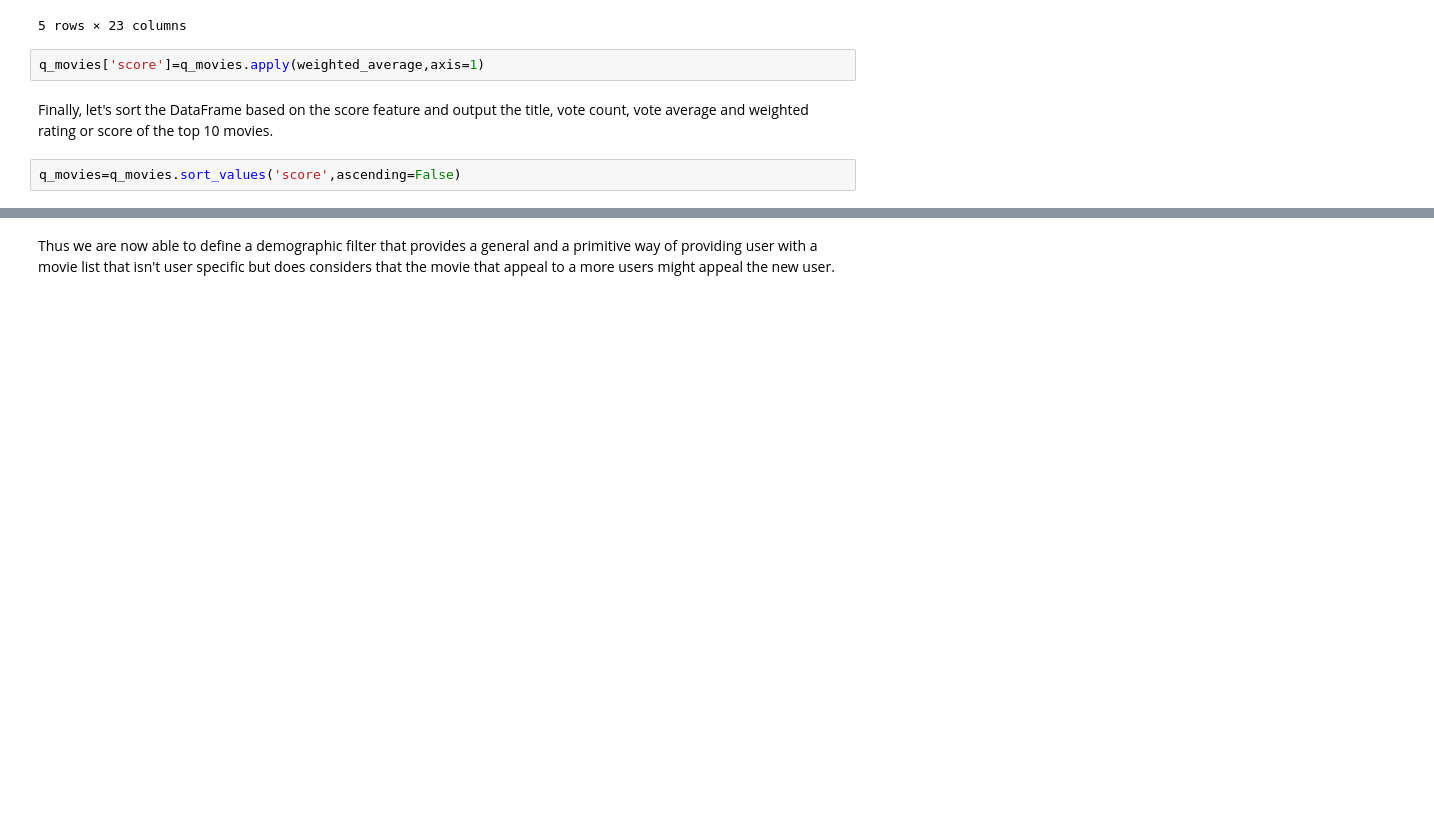
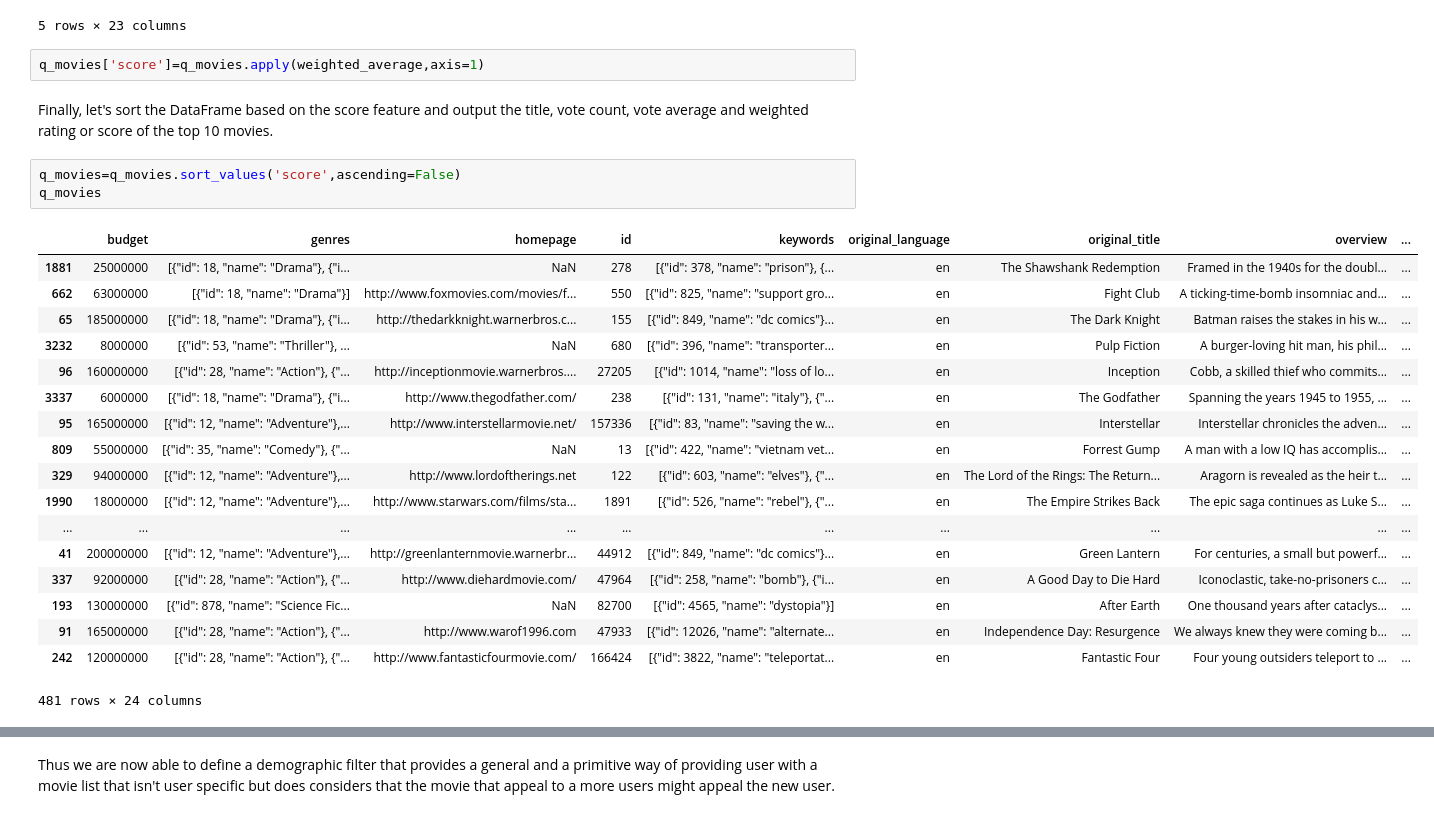
Before and after one commit to kulkarniparth/Recommendation-System, a Jupyter notebook: Recommendation Systems.ipynb, the cells around one changed output, grey strips where cells are left out. Cells and saved outputs as stored; diff of their text form; blank space fills up the shorter version.

Commit message:
standard commit 2

```diff
--- a/Recommendation Systems.ipynb
+++ b/Recommendation Systems.ipynb
@@ -143,4 +154,24 @@ q_movies['score']=q_movies.apply(weighted_average,axis=1)
 Finally, let's sort the DataFrame based on the score feature and output the title, vote count, vote average and weighted rating or score of the top 10 movies.
 # %%
 q_movies=q_movies.sort_values('score',ascending=False)
+q_movies
+# %% [output]
+|  | budget | genres | homepage | id | keywords | original_language | original_title | overview | ... |
+| 1881 | 25000000 | [{"id": 18, "name": "Drama"}, {"i... | NaN | 278 | [{"id": 378, "name": "prison"}, {... | en | The Shawshank Redemption | Framed in the 1940s for the doubl... | ... |
+| 662 | 63000000 | [{"id": 18, "name": "Drama"}] | http://www.foxmovies.com/movies/f... | 550 | [{"id": 825, "name": "support gro... | en | Fight Club | A ticking-time-bomb insomniac and... | ... |
+| 65 | 185000000 | [{"id": 18, "name": "Drama"}, {"i... | http://thedarkknight.warnerbros.c... | 155 | [{"id": 849, "name": "dc comics"}... | en | The Dark Knight | Batman raises the stakes in his w... | ... |
+| 3232 | 8000000 | [{"id": 53, "name": "Thriller"}, ... | NaN | 680 | [{"id": 396, "name": "transporter... | en | Pulp Fiction | A burger-loving hit man, his phil... | ... |
+| 96 | 160000000 | [{"id": 28, "name": "Action"}, {"... | http://inceptionmovie.warnerbros.... | 27205 | [{"id": 1014, "name": "loss of lo... | en | Inception | Cobb, a skilled thief who commits... | ... |
+| 3337 | 6000000 | [{"id": 18, "name": "Drama"}, {"i... | http://www.thegodfather.com/ | 238 | [{"id": 131, "name": "italy"}, {"... | en | The Godfather | Spanning the years 1945 to 1955, ... | ... |
+| 95 | 165000000 | [{"id": 12, "name": "Adventure"},... | http://www.interstellarmovie.net/ | 157336 | [{"id": 83, "name": "saving the w... | en | Interstellar | Interstellar chronicles the adven... | ... |
+| 809 | 55000000 | [{"id": 35, "name": "Comedy"}, {"... | NaN | 13 | [{"id": 422, "name": "vietnam vet... | en | Forrest Gump | A man with a low IQ has accomplis... | ... |
+| 329 | 94000000 | [{"id": 12, "name": "Adventure"},... | http://www.lordoftherings.net | 122 | [{"id": 603, "name": "elves"}, {"... | en | The Lord of the Rings: The Return... | Aragorn is revealed as the heir t... | ... |
+| 1990 | 18000000 | [{"id": 12, "name": "Adventure"},... | http://www.starwars.com/films/sta... | 1891 | [{"id": 526, "name": "rebel"}, {"... | en | The Empire Strikes Back | The epic saga continues as Luke S... | ... |
+| ... | ... | ... | ... | ... | ... | ... | ... | ... | ... |
+| 41 | 200000000 | [{"id": 12, "name": "Adventure"},... | http://greenlanternmovie.warnerbr... | 44912 | [{"id": 849, "name": "dc comics"}... | en | Green Lantern | For centuries, a small but powerf... | ... |
+| 337 | 92000000 | [{"id": 28, "name": "Action"}, {"... | http://www.diehardmovie.com/ | 47964 | [{"id": 258, "name": "bomb"}, {"i... | en | A Good Day to Die Hard | Iconoclastic, take-no-prisoners c... | ... |
+| 193 | 130000000 | [{"id": 878, "name": "Science Fic... | NaN | 82700 | [{"id": 4565, "name": "dystopia"}] | en | After Earth | One thousand years after cataclys... | ... |
+| 91 | 165000000 | [{"id": 28, "name": "Action"}, {"... | http://www.warof1996.com | 47933 | [{"id": 12026, "name": "alternate... | en | Independence Day: Resurgence | We always knew they were coming b... | ... |
+| 242 | 120000000 | [{"id": 28, "name": "Action"}, {"... | http://www.fantasticfourmovie.com/ | 166424 | [{"id": 3822, "name": "teleportat... | en | Fantastic Four | Four young outsiders teleport to ... | ... |
+481 rows × 24 columns
 # %%
```
Also changed, not shown: parts of 26 cells of this notebook.
